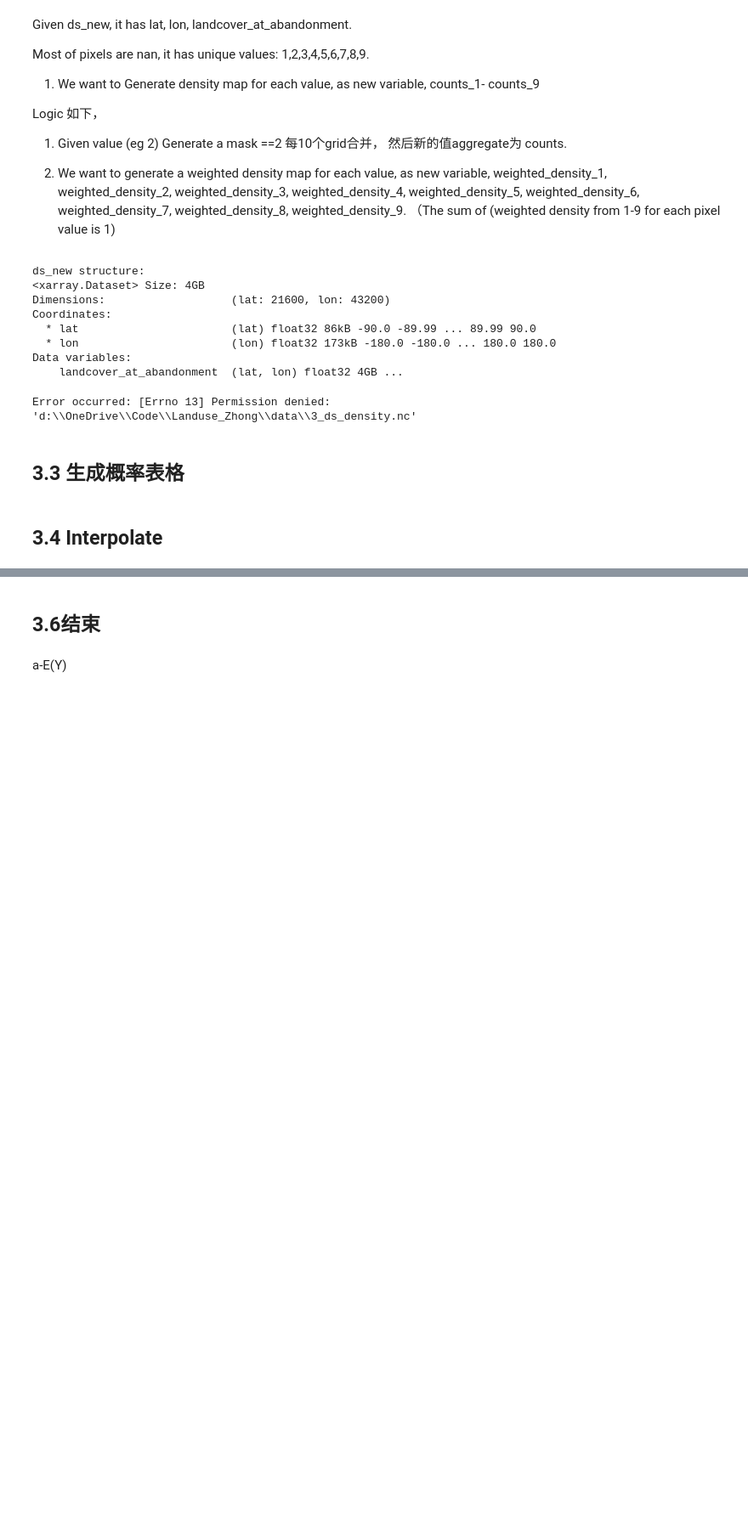
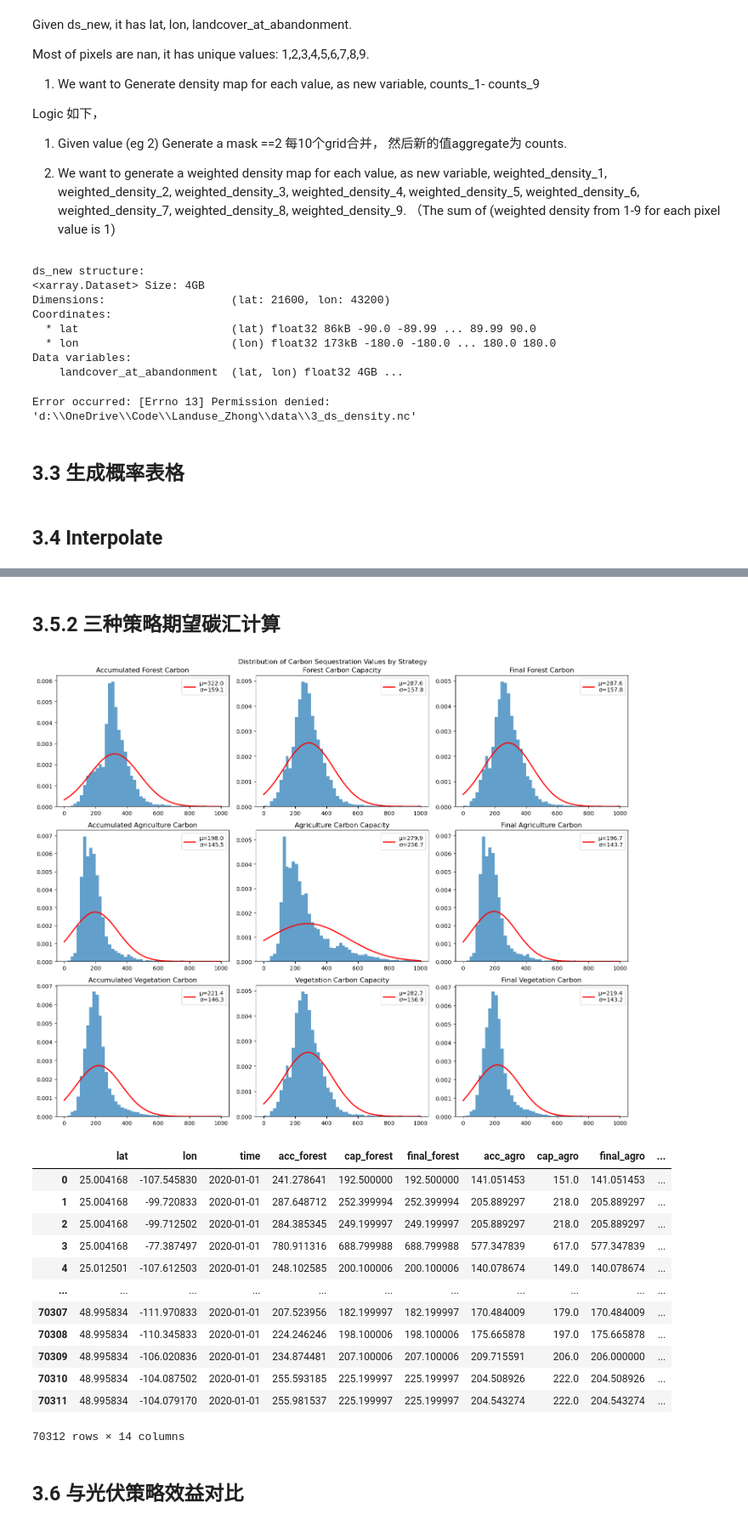
Before and after one commit to px39n/Landuse_Zhong, a Jupyter notebook: 4.1 Emission_reduction_potential.ipynb, the cells around one changed output, grey strips where cells are left out. Shown at 85% size. Drawn from its saved outputs; the diff is of its cells as text; code cells hidden in the pictures; blank space fills up the shorter version.

```diff
--- a/4.1 Emission_reduction_potential.ipynb
+++ b/4.1 Emission_reduction_potential.ipynb
@@ -926,0 +1231,18 @@ Get E(Y)
+# %% [markdown]
+## 3.5.2 三种策略期望碳汇计算
+# %%
+df_prediction_fill=fill_nonpositive_with_nearest(df_prediction_new,target_cols=all_vars)
+
+# # Plot histograms for each variable in all_vars
+# import matplotlib.pyplot as plt
+
+# fig, axes = plt.subplots(len(all_vars), 1, figsize=(10, 4*len(all_vars)))
+# fig.tight_layout(pad=3.0)
+
+# for i, var in enumerate(all_vars):
+#     axes[i].hist(df_prediction_fill[var].dropna(), bins=50)
+#     axes[i].set_title(f'Distribution of {var}')
+#     axes[i].set_xlabel('Value')
+#     axes[i].set_ylabel('Count')
+
+# plt.show()
@@ -927,4 +1325,60 @@ Get E(Y)
+# %%
+# Create histograms with Gaussian fits to show distribution of values
+fig, axes = plt.subplots(3, 3, figsize=(15, 12))
+fig.suptitle('Distribution of Carbon Sequestration Values by Strategy')
+
+from scipy.stats import norm
+
+def plot_hist_with_gaussian(data, ax, title, bins=50, range=(0,1000)):
+    # Plot histogram
+    counts, bins, _ = ax.hist(data, bins=bins, range=range, density=True, alpha=0.7)
+
+    # Fit Gaussian
+    mu, sigma = norm.fit(data)
+    x = np.linspace(range[0], range[1], 100)
+    y = norm.pdf(x, mu, sigma)
+
+    # Plot Gaussian fit
+    ax.plot(x, y, 'r-', lw=2, label=f'μ={mu:.1f}\nσ={sigma:.1f}')
+    ax.set_title(title)
+    ax.legend()
+
+# Forest strategy distributions
+plot_hist_with_gaussian(df_strategies['acc_forest'], axes[0,0], 'Accumulated Forest Carbon')
+plot_hist_with_gaussian(df_strategies['cap_forest'], axes[0,1], 'Forest Carbon Capacity')
+plot_hist_with_gaussian(df_strategies['final_forest'], axes[0,2], 'Final Forest Carbon')
+
+# Agriculture strategy distributions
+plot_hist_with_gaussian(df_strategies['acc_agro'], axes[1,0], 'Accumulated Agriculture Carbon')
+plot_hist_with_gaussian(df_strategies['cap_agro'], axes[1,1], 'Agriculture Carbon Capacity')
+plot_hist_with_gaussian(df_strategies['final_agro'], axes[1,2], 'Final Agriculture Carbon')
+
+# Vegetation strategy distributions
+plot_hist_with_gaussian(df_strategies['acc_veg'], axes[2,0], 'Accumulated Vegetation Carbon')
+plot_hist_with_gaussian(df_strategies['cap_veg'], axes[2,1], 'Vegetation Carbon Capacity')
+plot_hist_with_gaussian(df_strategies['final_veg'], axes[2,2], 'Final Vegetation Carbon')
+
+plt.tight_layout()
+plt.show()
+
+# Also display the original dataframe
+df_strategies[['lat','lon','time','acc_forest','cap_forest','final_forest',
+               'acc_agro','cap_agro','final_agro',
+                'acc_veg' ,'cap_veg','final_veg','env_scores', 'carbon_emission (t)/yr']]
+# %% [output]
+[figure, added]
+|  | lat | lon | time | acc_forest | cap_forest | final_forest | acc_agro | cap_agro | final_agro | ... |
+| 0 | 25.004168 | -107.545830 | 2020-01-01 | 241.278641 | 192.500000 | 192.500000 | 141.051453 | 151.0 | 141.051453 | ... |
+| 1 | 25.004168 | -99.720833 | 2020-01-01 | 287.648712 | 252.399994 | 252.399994 | 205.889297 | 218.0 | 205.889297 | ... |
+| 2 | 25.004168 | -99.712502 | 2020-01-01 | 284.385345 | 249.199997 | 249.199997 | 205.889297 | 218.0 | 205.889297 | ... |
+| 3 | 25.004168 | -77.387497 | 2020-01-01 | 780.911316 | 688.799988 | 688.799988 | 577.347839 | 617.0 | 577.347839 | ... |
+| 4 | 25.012501 | -107.612503 | 2020-01-01 | 248.102585 | 200.100006 | 200.100006 | 140.078674 | 149.0 | 140.078674 | ... |
+| ... | ... | ... | ... | ... | ... | ... | ... | ... | ... | ... |
+| 70307 | 48.995834 | -111.970833 | 2020-01-01 | 207.523956 | 182.199997 | 182.199997 | 170.484009 | 179.0 | 170.484009 | ... |
+| 70308 | 48.995834 | -110.345833 | 2020-01-01 | 224.246246 | 198.100006 | 198.100006 | 175.665878 | 197.0 | 175.665878 | ... |
+| 70309 | 48.995834 | -106.020836 | 2020-01-01 | 234.874481 | 207.100006 | 207.100006 | 209.715591 | 206.0 | 206.000000 | ... |
+| 70310 | 48.995834 | -104.087502 | 2020-01-01 | 255.593185 | 225.199997 | 225.199997 | 204.508926 | 222.0 | 204.508926 | ... |
+| 70311 | 48.995834 | -104.079170 | 2020-01-01 | 255.981537 | 225.199997 | 225.199997 | 204.543274 | 222.0 | 204.543274 | ... |
+70312 rows × 14 columns
 # %% [markdown]
-## 3.6结束
+## 3.6  与光伏策略效益对比
-# %% [markdown]
-a-E(Y)
```
Also changed, not shown: parts of 14 cells of this notebook, 9 other files.
